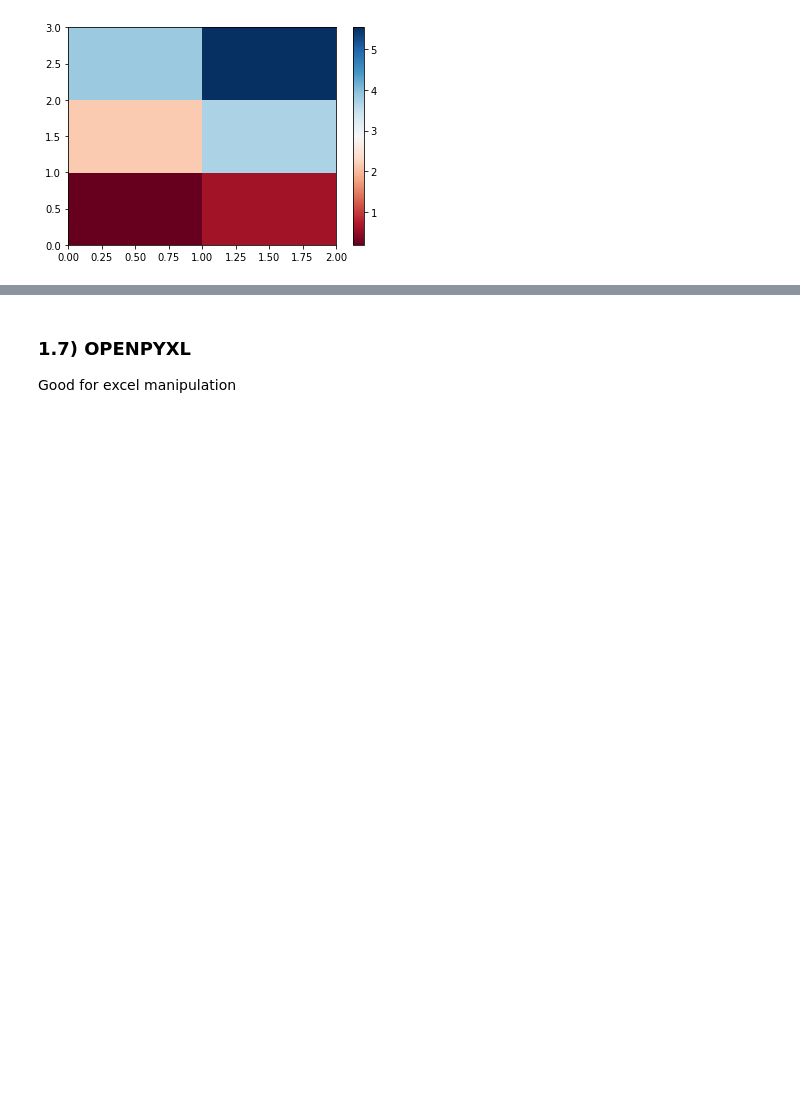
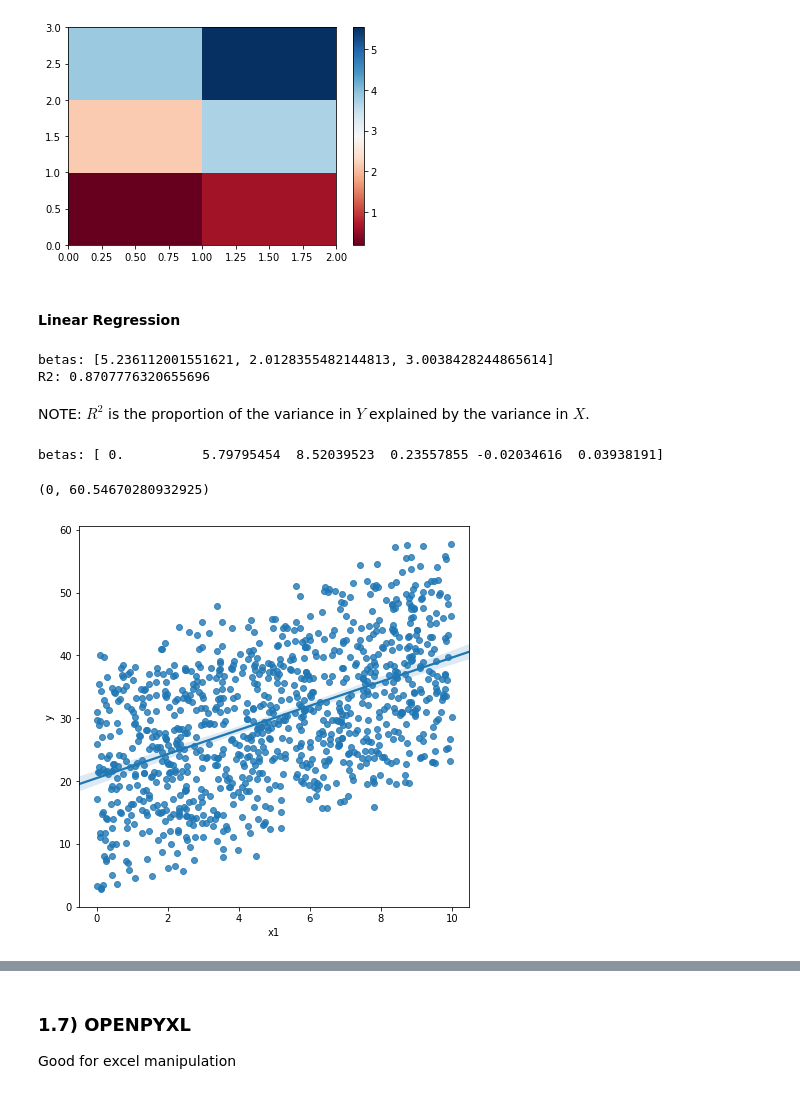
Before and after one commit to hheimpel/Python_samples, a Jupyter notebook: General_Python.ipynb, the cells around one changed output, grey strips where cells are left out. Drawn from its saved outputs; the diff is of its cells as text; code cells hidden in the pictures; blank space fills up the shorter version.

```diff
--- a/General_Python.ipynb
+++ b/General_Python.ipynb
@@ -711,3 +715,48 @@ df.to_csv('data.csv')
 csv = pd.read_csv('data.csv')
 csv
 # excel = pd.read_excel('path/data.csv')
+# %% [markdown]
+#### Linear Regression
+# %%
+from sklearn.linear_model import LinearRegression
+
+x1 = [random.uniform(0,10) for i in range(1000)]
+x2 = [random.uniform(0,10) for i in range(1000)]
+y = [5+2*x_1+3*x_2+random.uniform(-7,7) for x_1,x_2 in zip(x1,x2)]
+lm_DF = pd.DataFrame({'y':y,'x1':x1,'x2':x2})
+lm=LinearRegression() #initialize a linear regression object
+x=lm_DF[['x1','x2']]
+y=lm_DF['y']
+lm.fit(x,y)
+betas = [lm.intercept_]+[b for b in lm.coef_]
+print("betas:",betas)
+print("R2:",lm.score(x,y))
+# %% [output]
+betas: [5.236112001551621, 2.0128355482144813, 3.0038428244865614]
+R2: 0.8707776320655696
+# %% [markdown]
+NOTE: $R^2$ is the proportion of the variance in $Y$ explained by the variance in $X$.
+# %%
+#Using pipeline with polynomials and scaling data
+from sklearn.preprocessing import PolynomialFeatures, StandardScaler
+from sklearn.pipeline import Pipeline
+
+Input=[('scale',StandardScaler()),('polynomial',PolynomialFeatures(degree=2)),('mode',LinearRegression())]
+pipe=Pipeline(Input) #Applies the step sequentially in order of input array
+pipe.fit(x,y)
+print("betas:",pipe.named_steps['mode'].coef_) #named_steps is a dictionary, so name gives you the value associated
+# %% [output]
+betas: [ 0.          5.79795454  8.52039523  0.23557855 -0.02034616  0.03938191]
+# %%
+#Scatterplot with linear fit
+
+import matplotlib.pyplot as plt
+import seaborn as sns
+%matplotlib inline
+
+plt.figure(figsize=(7, 7)) #width, height
+sns.regplot(x='x1', y='y', data=lm_DF)
+plt.ylim(0,)
+# %% [output]
+(0, 60.54670280932925)
+[figure, added]
```
Also changed, not shown: parts of 6 cells of this notebook.
